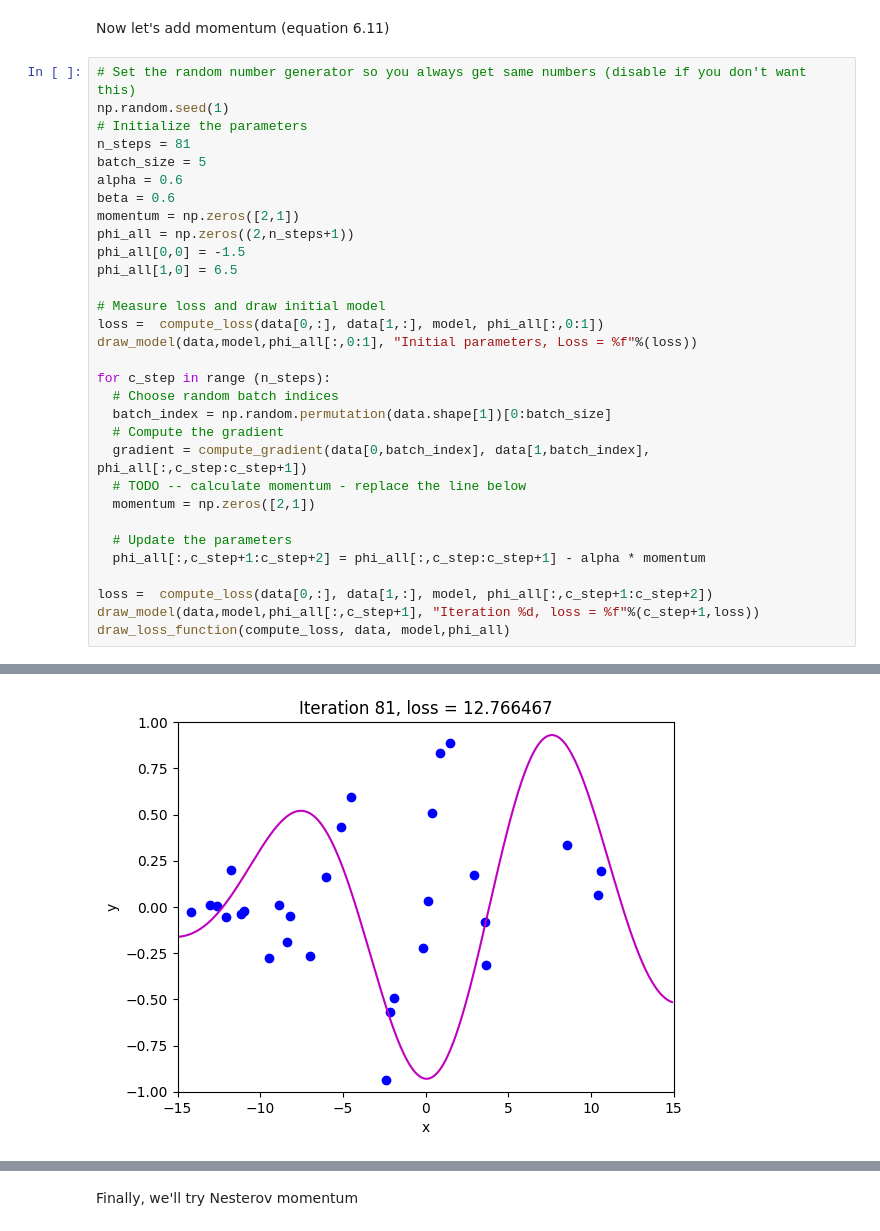
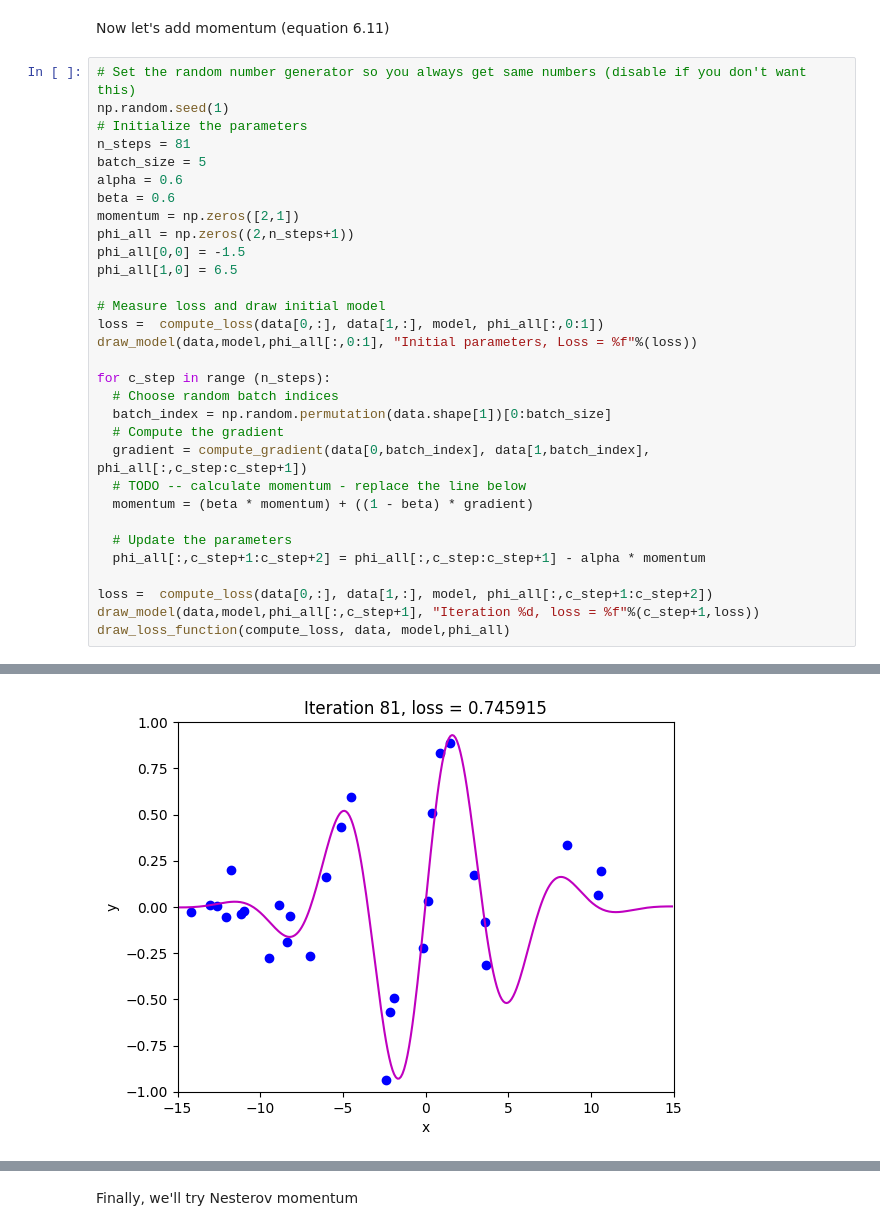
Before and after one commit to dilauorg/udlbook, a Jupyter notebook: 6_4_Momentum.ipynb, the cells around one changed output, grey strips where cells are left out. Cells and saved outputs as stored; diff of their text form.

```diff
--- a/6_4_Momentum.ipynb
+++ b/6_4_Momentum.ipynb
@@ -166,32 +164,32 @@ Now let's add momentum (equation 6.11)
 np.random.seed(1)
 # Initialize the parameters
 n_steps = 81
 batch_size = 5
 alpha = 0.6
 beta = 0.6
 momentum = np.zeros([2,1])
 phi_all = np.zeros((2,n_steps+1))
 phi_all[0,0] = -1.5
 phi_all[1,0] = 6.5
 
 # Measure loss and draw initial model
 loss =  compute_loss(data[0,:], data[1,:], model, phi_all[:,0:1])
 draw_model(data,model,phi_all[:,0:1], "Initial parameters, Loss = %f"%(loss))
 
 for c_step in range (n_steps):
   # Choose random batch indices
   batch_index = np.random.permutation(data.shape[1])[0:batch_size]
   # Compute the gradient
   gradient = compute_gradient(data[0,batch_index], data[1,batch_index],  phi_all[:,c_step:c_step+1])
   # TODO -- calculate momentum - replace the line below
-  momentum = np.zeros([2,1])
+  momentum = (beta * momentum) + ((1 - beta) * gradient)
 
   # Update the parameters
   phi_all[:,c_step+1:c_step+2] = phi_all[:,c_step:c_step+1] - alpha * momentum
 
 loss =  compute_loss(data[0,:], data[1,:], model, phi_all[:,c_step+1:c_step+2])
 draw_model(data,model,phi_all[:,c_step+1], "Iteration %d, loss = %f"%(c_step+1,loss))
 draw_loss_function(compute_loss, data, model,phi_all)
 # %% [output]
 [figure]
-[figure, old version]
+[figure, new version]
```
Also changed, not shown: parts of 3 cells of this notebook.
